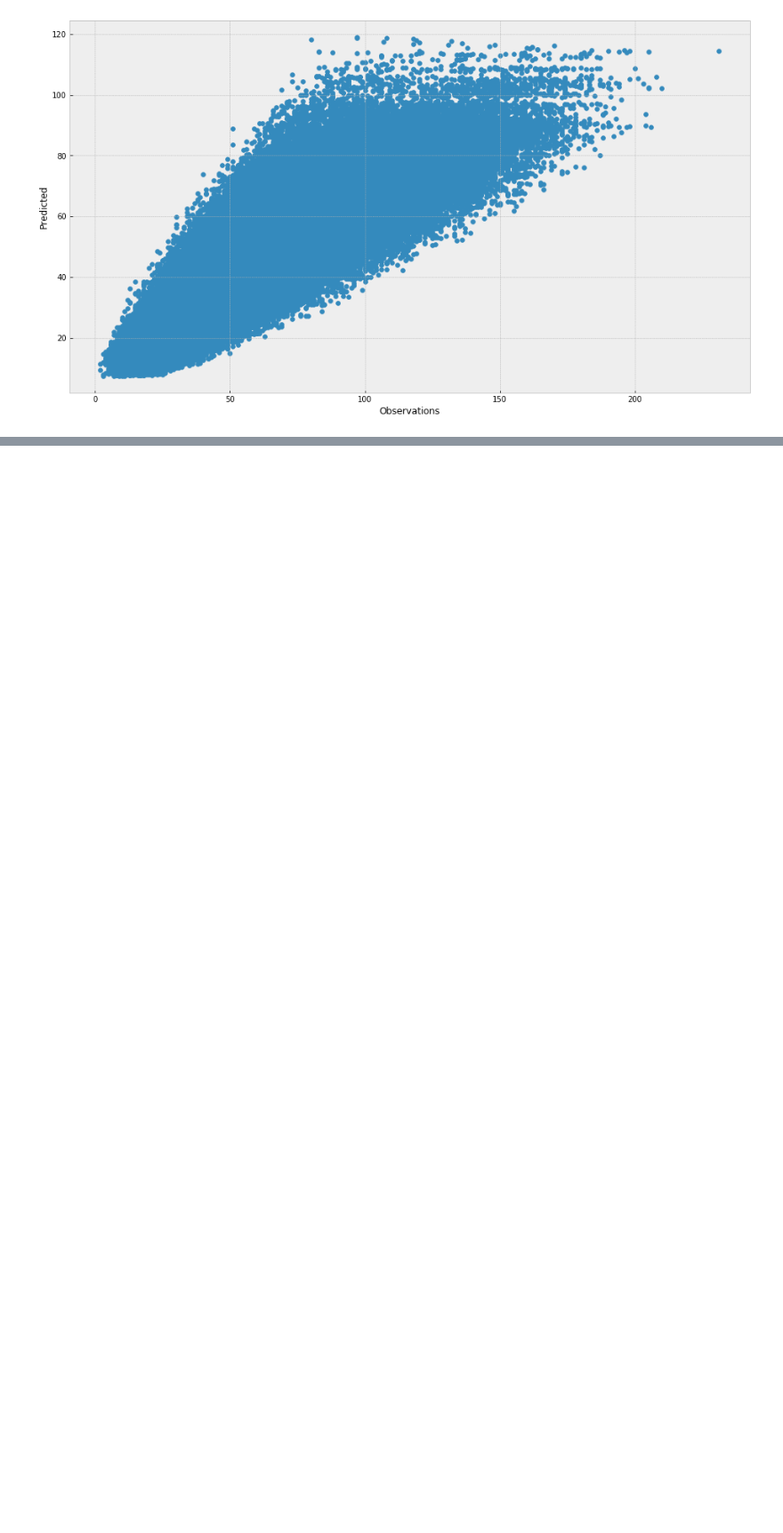
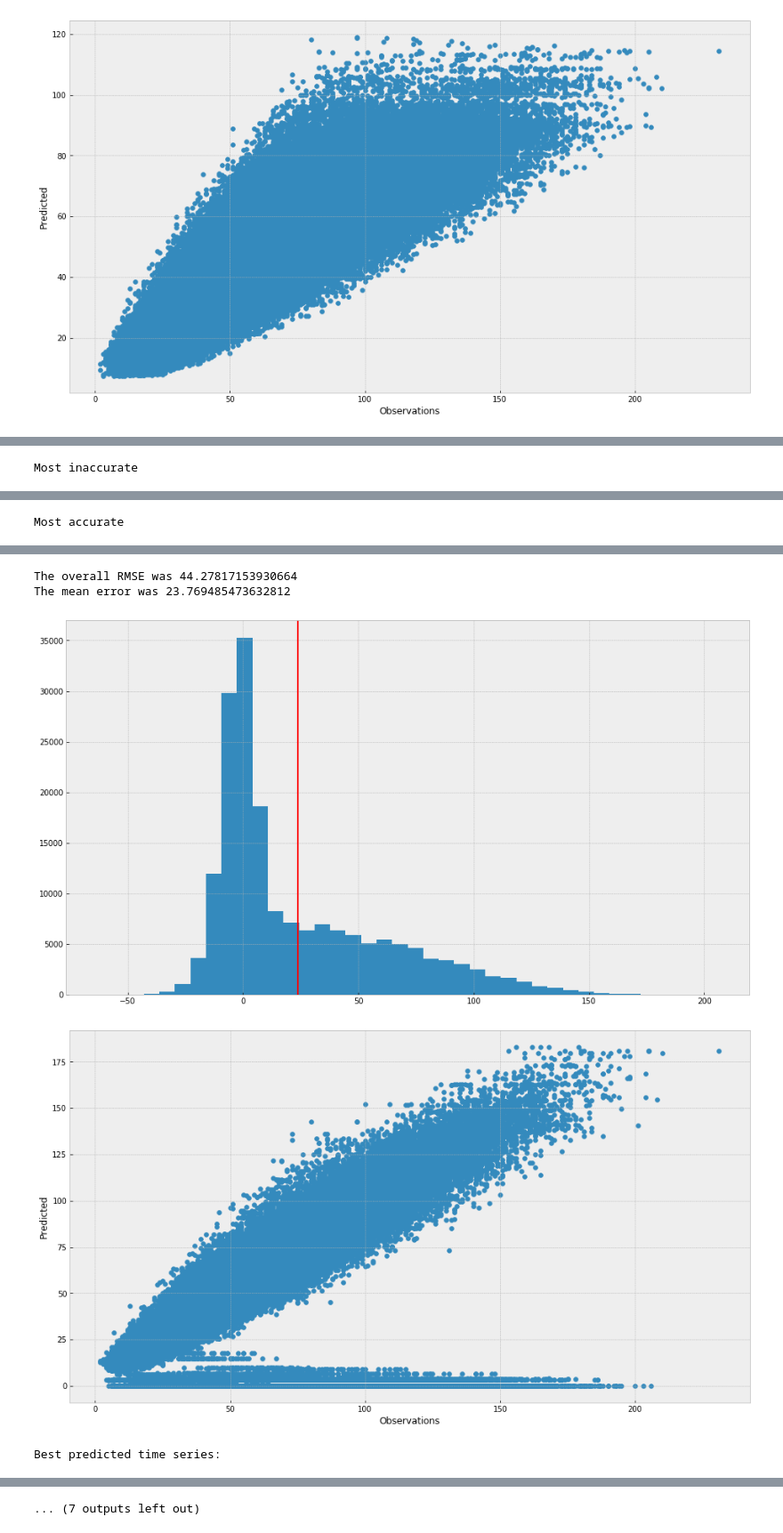
Before and after one commit to alessandro1998-it/TimeSeries, a Jupyter notebook: Store item comptetition forecasting.ipynb, the cells around one changed output, grey strips where cells are left out. Shown at 89% size. Drawn from its saved outputs; the diff is of its cells as text; code cells hidden in the pictures; blank space fills up the shorter version.

```diff
--- a/Store item comptetition forecasting.ipynb
+++ b/Store item comptetition forecasting.ipynb
@@ -486,0 +747,3 @@ The mean error was 15.874839503786406
+# %%
+%%time
+mlp_forecast = predict_all_series(data, perform_mlp_forecast_on_series)
@@ -486,0 +752,4 @@ The mean error was 15.874839503786406
+# %%
+model_report(data, mlp_forecast, 'NeuralNetwork')
+# %% [output]
+Most inaccurate
@@ -486,0 +768 @@ The mean error was 15.874839503786406
+Most accurate
@@ -486,0 +781,5 @@ The mean error was 15.874839503786406
+The overall RMSE was 44.27817153930664
+The mean error was 23.769485473632812
+[figure, added]
+[figure, added]
+Best predicted time series:
@@ -486,0 +794 @@ The mean error was 15.874839503786406
+... (7 outputs left out)
```
Also changed, not shown: parts of 20 cells of this notebook.
